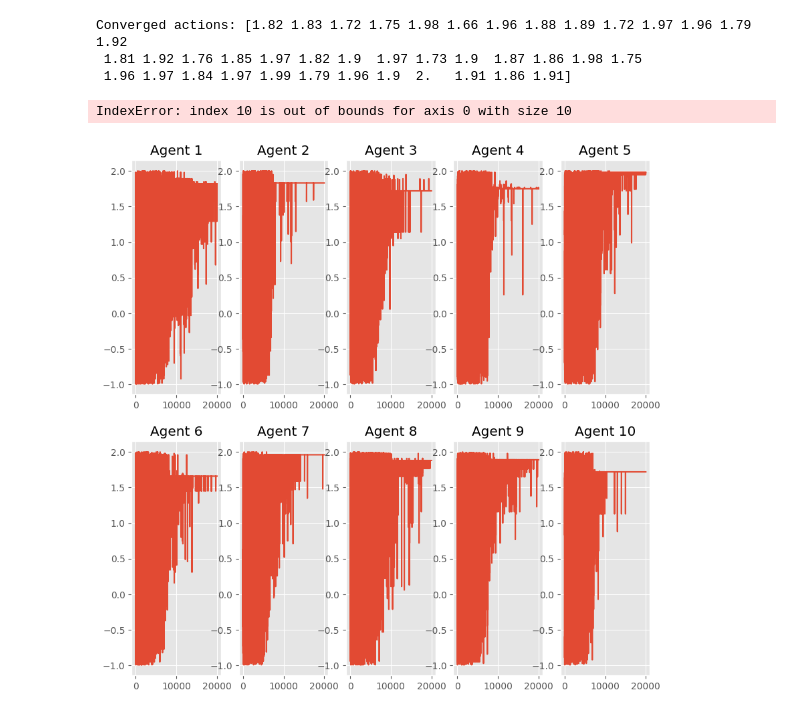
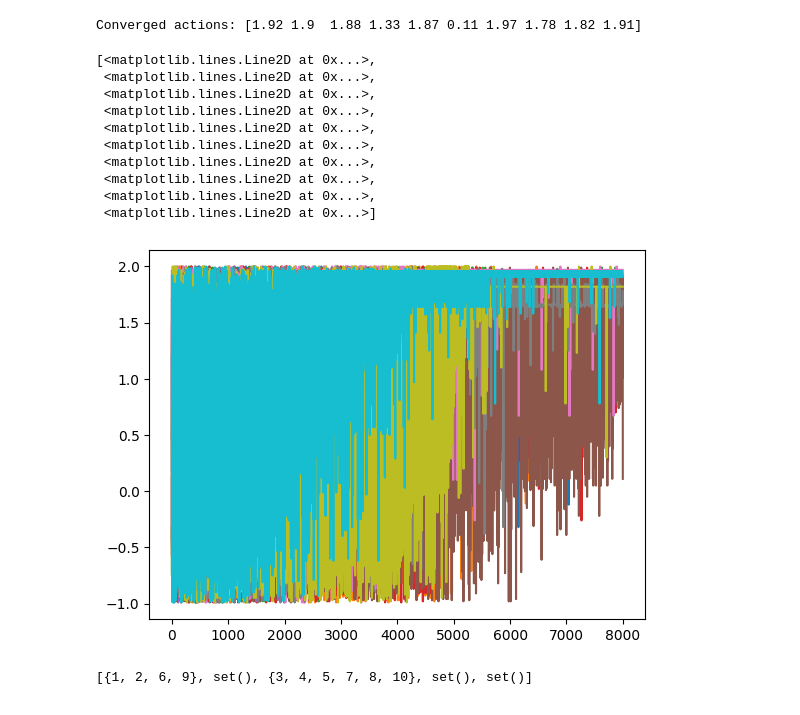
Before and after one commit to akhimoche/coop-form-marl, a Jupyter notebook: graph_test.ipynb, the cells around one changed output. Saved outputs shown, nothing was run; the diff lists cells and outputs as text; code cells hidden in the pictures.

Commit message:
added data

```diff
--- a/graph_test.ipynb
+++ b/graph_test.ipynb
@@ -1,34 +1,30 @@
 # %%
 import matplotlib.pyplot as plt
-plt.style.use('ggplot')
 import numpy as np
 
 # set parameters
-n = 40
-t = 22
+n = 10
+t = 5
 
 # load simulation results
-cum_rew_1 = np.load(f'data/base_comm/n{n}t{t}_cum_rew_[-0.99,2].npy')
-#cum_rew_2 = np.load(f'data/base_model/n{n}t{t}_cum_rew_cnf0.npy')
-#cum_rew_3 = np.load(f'data/base_comm/n{n}t{t}_cum_rew_[-0.99,3].npy')
-#cum_rew_4 = np.load(f'data/base_comm/n{n}t{t}_cum_rew_[-0.99,5].npy')
+cum_rew_1 = np.load(f'data/base_comm/n{n}t{t}_cum_rew_bc.npy')
+cum_rew_2 = np.load(f'data/base/n{n}t{t}_cum_rew_cnf0.npy')
+
 # average over the simulations
 cum_rew_1 = np.mean(cum_rew_1, axis=0)
-#cum_rew_2= np.mean(cum_rew_2, axis=0)
-#cum_rew_3= np.mean(cum_rew_3, axis=0)
-#cum_rew_4= np.mean(cum_rew_4, axis=0)
+cum_rew_2= np.mean(cum_rew_2, axis=0)
+
 # plot cum rew graphs
 plt.title(f'Cooperative game with strategic lying: n={n},t={t}')
 plt.xlabel('Timestep')
 plt.ylabel('Average System Cumulative Reward')
 
 plt.plot(cum_rew_1, label='base+comm')
-#plt.plot(cum_rew_2, label='base')
-#plt.plot(cum_rew_3, label='[-0.99,3]')
-#plt.plot(cum_rew_4, label='[-0.99,5]')
+plt.plot(cum_rew_2, label='base')
 
 fig = plt.gcf()
 fig.set_size_inches(10.5, 10.5)
 
 plt.legend()
+plt.grid(True, linestyle='--', alpha=0.7)
 # %% [output]
@@ -37,17 +32,26 @@ plt.legend()
 # %%
-actions_1 = np.load(f'data/base_comm/n{n}t{t}_actions_[-0.99,2].npy')
+actions_1 = np.load(f'data/base_comm/n{n}t{t}_actions_bc.npy')
 
 print(f'Converged actions: {actions_1[-1,:]}')
 
-fig, axes = plt.subplots(nrows=2, ncols=5, figsize=(10, 10))
-axes = axes.flatten()
-for i in range(n):
-    ax = axes[i]
-    ax.plot(actions_1[:,i])
-    ax.set_title(f'Agent {i + 1}')
+plt.plot(actions_1)
 # %% [output]
-Converged actions: [1.82 1.83 1.72 1.75 1.98 1.66 1.96 1.88 1.89 1.72 1.97 1.96 1.79 1.92
- 1.81 1.92 1.76 1.85 1.97 1.82 1.9  1.97 1.73 1.9  1.87 1.86 1.98 1.75
- 1.96 1.97 1.84 1.97 1.99 1.79 1.96 1.9  2.   1.91 1.86 1.91]
+Converged actions: [1.92 1.9  1.88 1.33 1.87 0.11 1.97 1.78 1.82 1.91]
-IndexError: index 10 is out of bounds for axis 0 with size 10
+[<matplotlib.lines.Line2D at 0x...>,
+ <matplotlib.lines.Line2D at 0x...>,
+ <matplotlib.lines.Line2D at 0x...>,
+ <matplotlib.lines.Line2D at 0x...>,
+ <matplotlib.lines.Line2D at 0x...>,
+ <matplotlib.lines.Line2D at 0x...>,
+ <matplotlib.lines.Line2D at 0x...>,
+ <matplotlib.lines.Line2D at 0x...>,
+ <matplotlib.lines.Line2D at 0x...>,
+ <matplotlib.lines.Line2D at 0x...>]
-[figure, old version]
+[figure, new version]
+# %%
+struct_1 = np.load(f'data/base/n{n}t{t}_cstruct_cnf0.npy')
+
+sets_list = [set([i+1 for i, val in enumerate(row) if val == 1]) for row in struct_1]
+print(sets_list)
+# %% [output]
+[{1, 2, 6, 9}, set(), {3, 4, 5, 7, 8, 10}, set(), set()]
```
Also changed, not shown: parts of 2 cells of this notebook, 33 other files.
